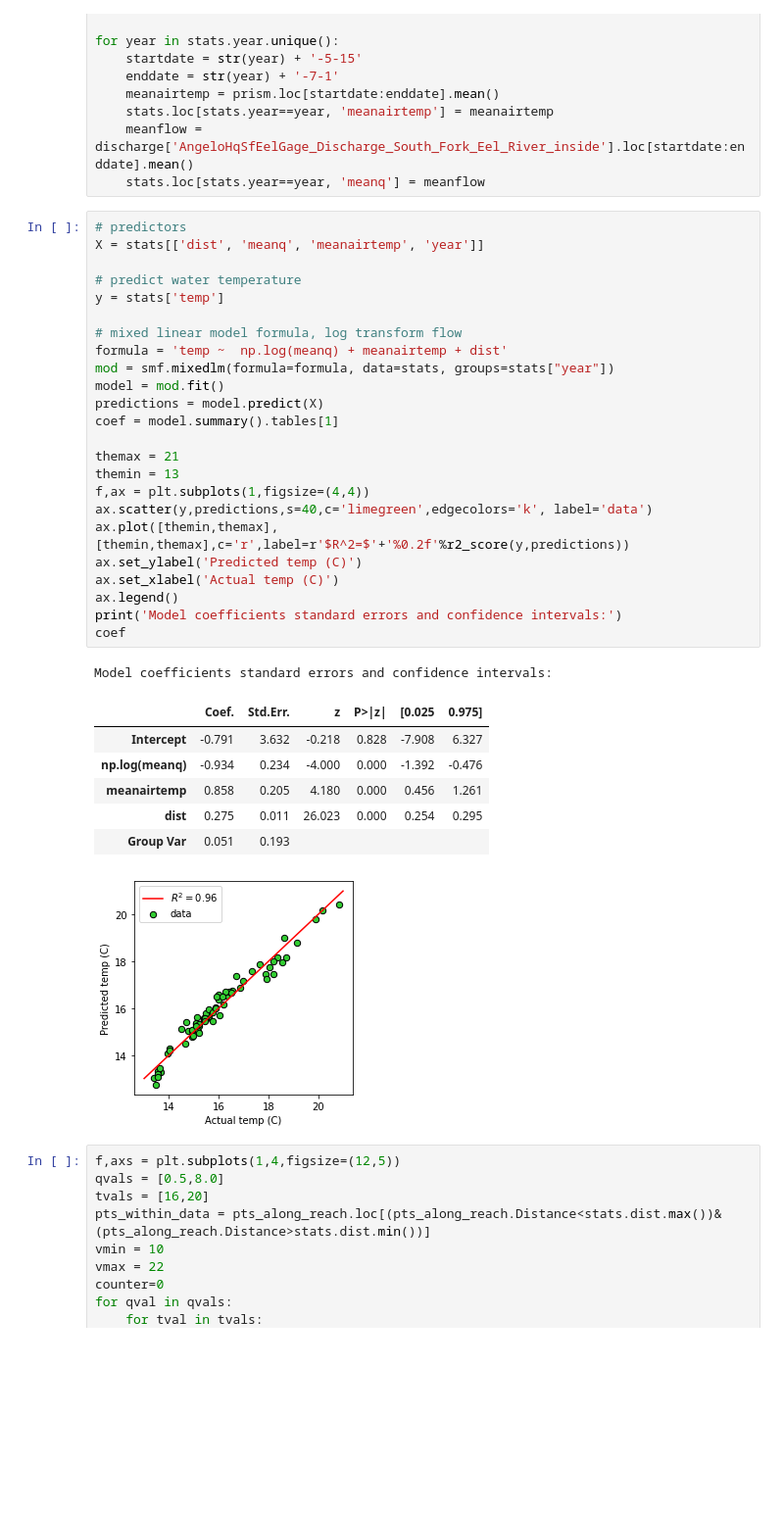
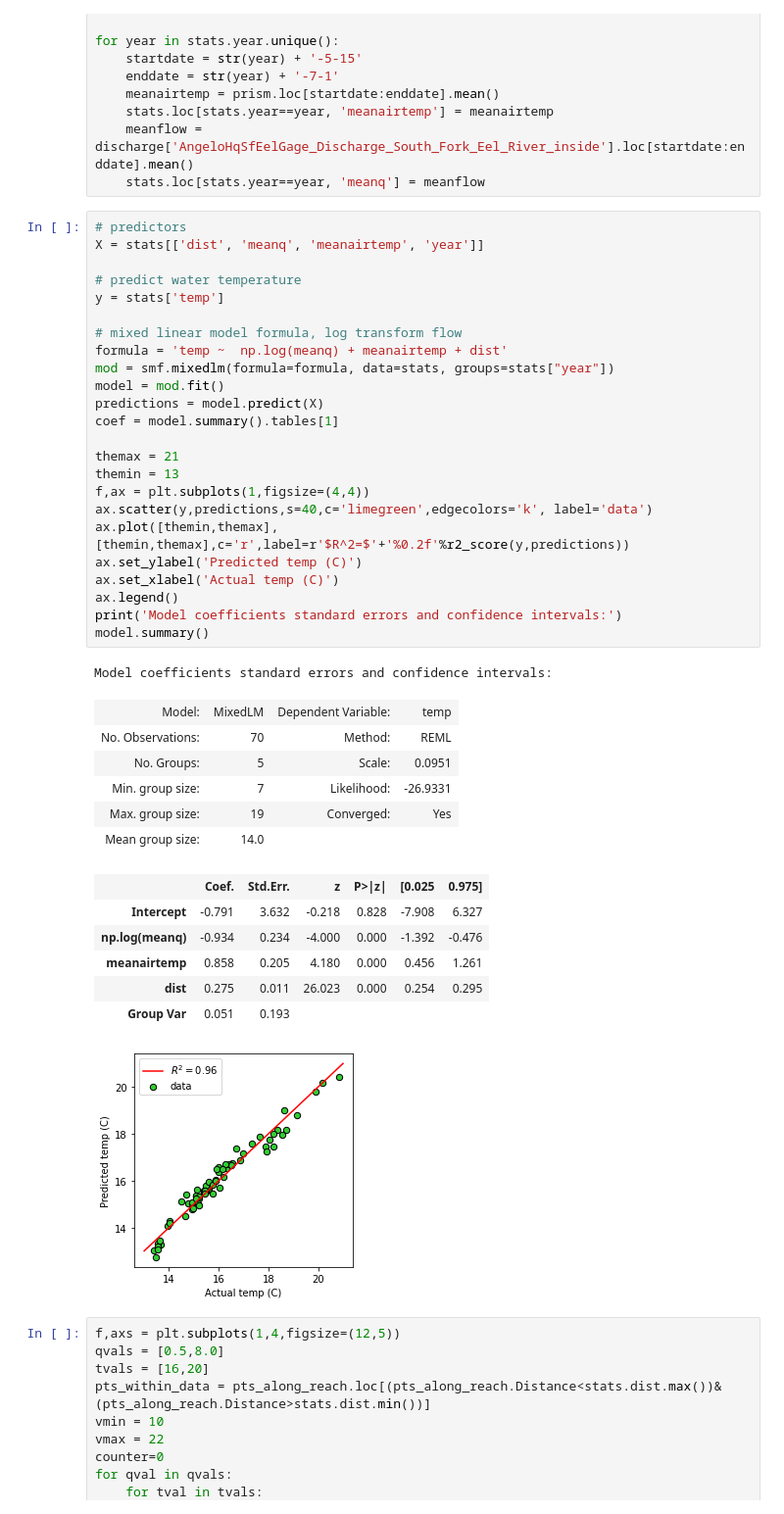
Before and after one commit to daviddralle/pikeminnow, a Jupyter notebook: archived/Copy_of_philz.ipynb, the cells around one changed output. Shown: that part at 98% size. Drawn from its saved outputs; the diff is of its cells as text; blank space fills up the shorter version.

```diff
--- a/archived/Copy_of_philz.ipynb
+++ b/archived/Copy_of_philz.ipynb
@@ -122,35 +122,41 @@ for year in stats.year.unique():
 # %%
 # predictors
 X = stats[['dist', 'meanq', 'meanairtemp', 'year']]
 
 # predict water temperature
 y = stats['temp']
 
 # mixed linear model formula, log transform flow
 formula = 'temp ~  np.log(meanq) + meanairtemp + dist'
 mod = smf.mixedlm(formula=formula, data=stats, groups=stats["year"])
 model = mod.fit()
 predictions = model.predict(X)
 coef = model.summary().tables[1]
 
 themax = 21
 themin = 13
 f,ax = plt.subplots(1,figsize=(4,4))
 ax.scatter(y,predictions,s=40,c='limegreen',edgecolors='k', label='data')
 ax.plot([themin,themax],[themin,themax],c='r',label=r'$R^2=$'+'%0.2f'%r2_score(y,predictions))
 ax.set_ylabel('Predicted temp (C)')
 ax.set_xlabel('Actual temp (C)')
 ax.legend()
 print('Model coefficients standard errors and confidence intervals:')
-coef
+model.summary()
 # %% [output]
 Model coefficients standard errors and confidence intervals:
-|  | Coef. | Std.Err. | z | P>|z| | [0.025 | 0.975] |
-| Intercept | -0.791 | 3.632 | -0.218 | 0.828 | -7.908 | 6.327 |
-| np.log(meanq) | -0.934 | 0.234 | -4.000 | 0.000 | -1.392 | -0.476 |
-| meanairtemp | 0.858 | 0.205 | 4.180 | 0.000 | 0.456 | 1.261 |
-| dist | 0.275 | 0.011 | 26.023 | 0.000 | 0.254 | 0.295 |
-| Group Var | 0.051 | 0.193 |  |  |  |  |
+| Model: | MixedLM | Dependent Variable: | temp |
+| No. Observations: | 70 | Method: | REML |
+| No. Groups: | 5 | Scale: | 0.0951 |
+| Min. group size: | 7 | Likelihood: | -26.9331 |
+| Max. group size: | 19 | Converged: | Yes |
+| Mean group size: | 14.0 |  |  |
+|  | Coef. | Std.Err. | z | P>|z| | [0.025 | 0.975] |
+| Intercept | -0.791 | 3.632 | -0.218 | 0.828 | -7.908 | 6.327 |
+| np.log(meanq) | -0.934 | 0.234 | -4.000 | 0.000 | -1.392 | -0.476 |
+| meanairtemp | 0.858 | 0.205 | 4.180 | 0.000 | 0.456 | 1.261 |
+| dist | 0.275 | 0.011 | 26.023 | 0.000 | 0.254 | 0.295 |
+| Group Var | 0.051 | 0.193 |  |  |  |  |
 [figure]
 # %%
 f,axs = plt.subplots(1,4,figsize=(12,5))
```
Also changed, not shown: parts of 1 cell of this notebook, 8 other files.
